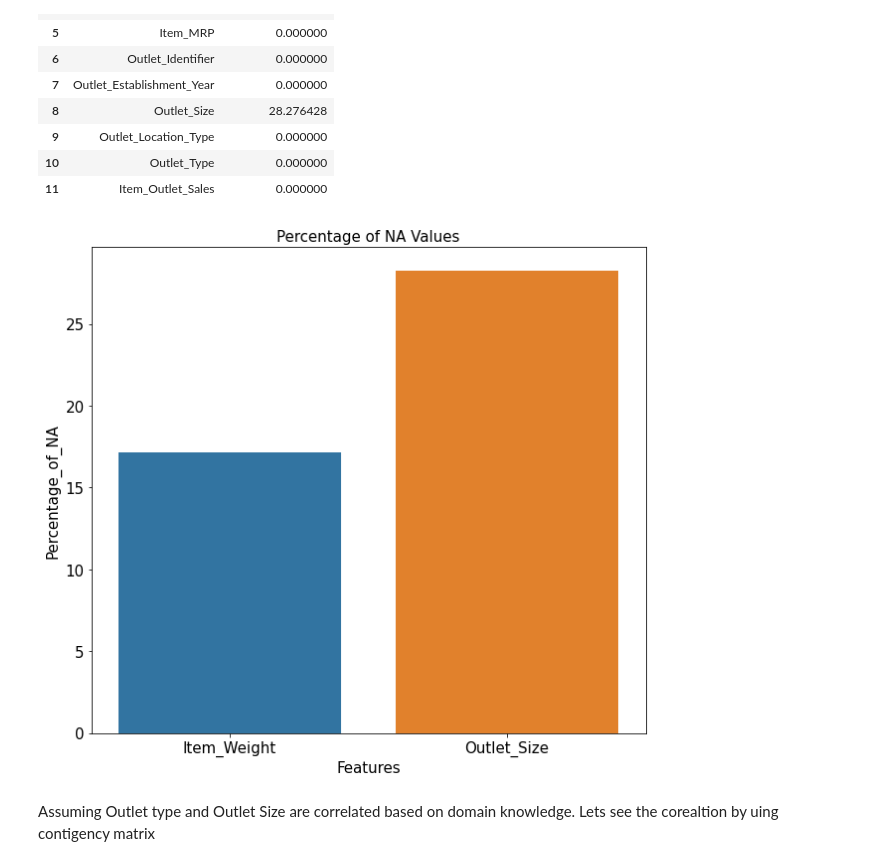
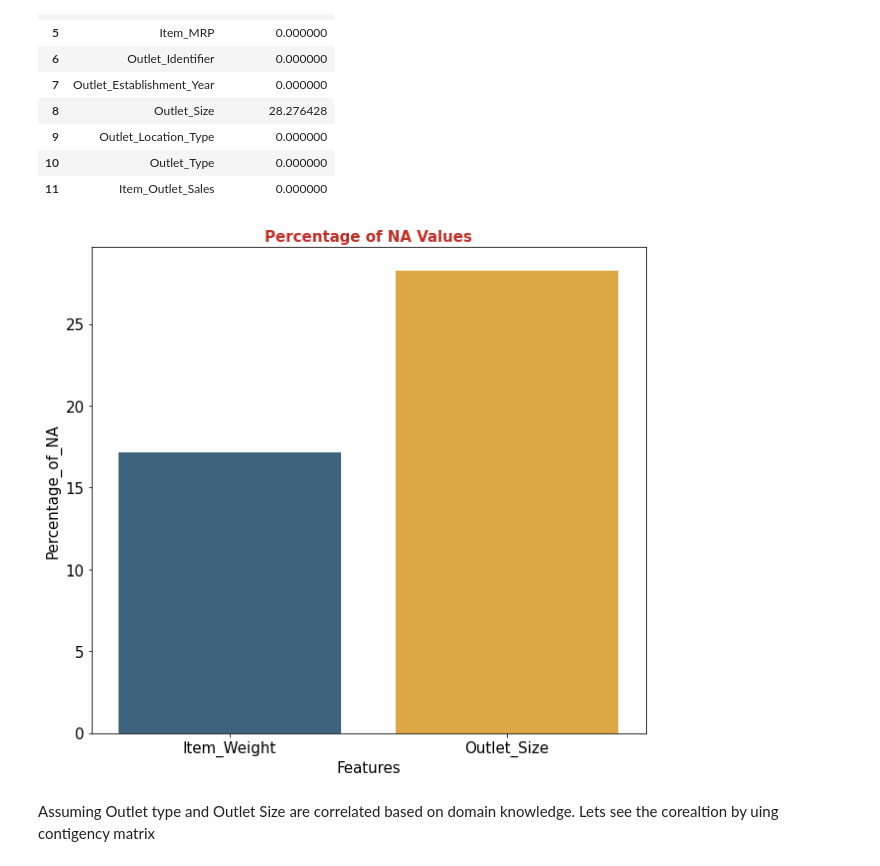
Before and after one commit to koushik2299/Item-Store-Sale-Prediction-, a Jupyter notebook: EDA.ipynb, the cells around one changed output. Cells and saved outputs as stored; diff of their text form; code cells hidden in the pictures.

```diff
--- a/EDA.ipynb
+++ b/EDA.ipynb
@@ -8,4 +11,4 @@ import seaborn as sns
 # %%
-df=pd.read_csv("/content/drive/MyDrive/Final Project -- DMA/Train.csv")
+df=pd.read_csv("/content/Train.csv")
 # %% [markdown]
 # EDA
@@ -87,15 +117,15 @@ missing_value_percentage
 | 11 | Item_Outlet_Sales | 0.000000 |
 # %%
 plt.figure(figsize=(10,9))
-sns.barplot(x="Features",y="Percentage_of_NA",data=missing_value_percentage[missing_value_percentage["Percentage_of_NA"]>0])
+sns.barplot(x="Features",y="Percentage_of_NA",data=missing_value_percentage[missing_value_percentage["Percentage_of_NA"]>0],palette=['#33658a','#f6ae2d'])
 plt.xlabel("Features",size=15)
 plt.ylabel("Percentage_of_NA",size=15)
-plt.title("Percentage of NA Values",size=15)
+plt.title("Percentage of NA Values",size=15,fontweight="bold",color="#c32f27")
 plt.xticks(size=15)
 plt.yticks(size=15)
 plt.show()
 # %% [output]
-[figure, old version]
+[figure, new version]
 # %%
 df1=df
 # %% [markdown]
```
Also changed, not shown: parts of 36 cells of this notebook.
